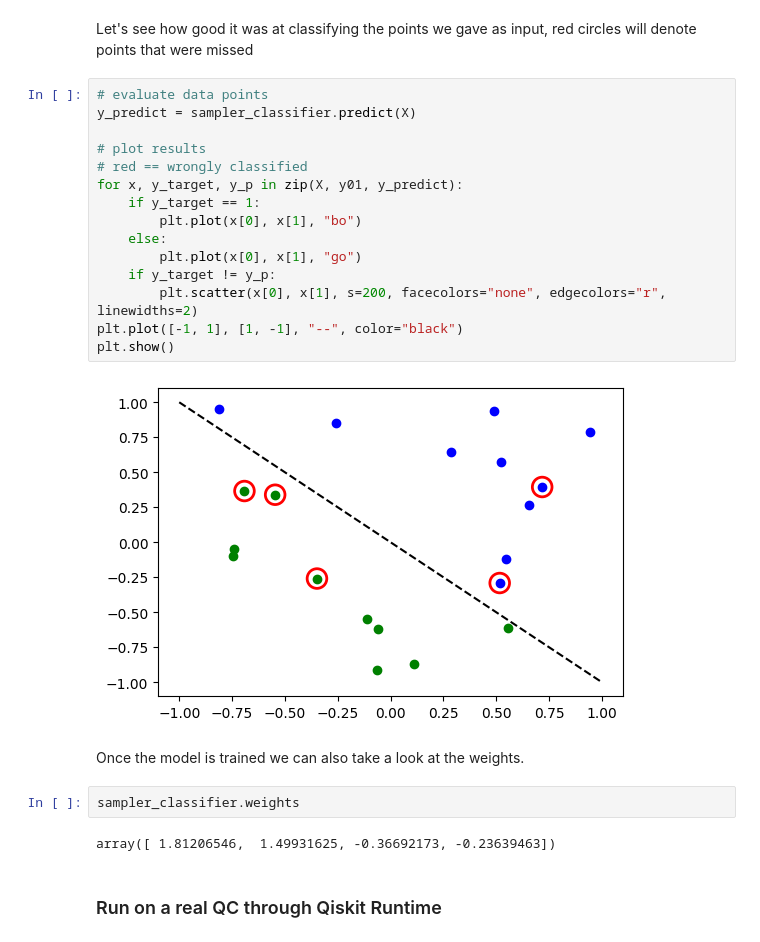
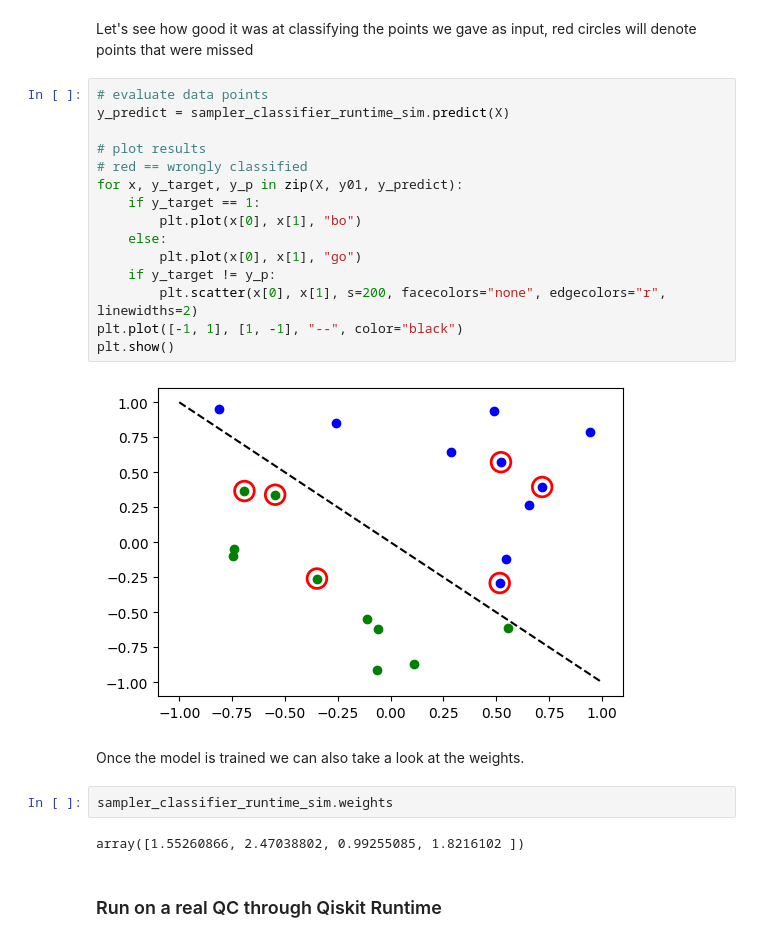
Before and after one commit to johannesgreiner/qiskit-machine-learning, a Jupyter notebook: docs/tutorials/01_neural_networks.ipynb, the cells around one changed output. Cells and saved outputs as stored; diff of their text form.

Commit message:
fix naming of classifier

```diff
--- a/docs/tutorials/01_neural_networks.ipynb
+++ b/docs/tutorials/01_neural_networks.ipynb
@@ -369,27 +369,27 @@ Score: 0.75 (Classification: mean accuracy)
 Let's see how good it was at classifying the points we gave as input, red circles will denote points that were missed
 # %%
 # evaluate data points
-y_predict = sampler_classifier.predict(X)
+y_predict = sampler_classifier_runtime_sim.predict(X)
 
 # plot results
 # red == wrongly classified
 for x, y_target, y_p in zip(X, y01, y_predict):
     if y_target == 1:
         plt.plot(x[0], x[1], "bo")
     else:
         plt.plot(x[0], x[1], "go")
     if y_target != y_p:
         plt.scatter(x[0], x[1], s=200, facecolors="none", edgecolors="r", linewidths=2)
 plt.plot([-1, 1], [1, -1], "--", color="black")
 plt.show()
 # %% [output]
-[figure, old version]
+[figure, new version]
 # %% [markdown]
 Once the model is trained we can also take a look at the weights.
 # %%
-sampler_classifier.weights
+sampler_classifier_runtime_sim.weights
 # %% [output]
-array([ 1.81206546,  1.49931625, -0.36692173, -0.23639463])
+array([1.55260866, 2.47038802, 0.99255085, 1.8216102 ])
 # %% [markdown]
 ### Run on a real QC through Qiskit Runtime
 # %% [markdown]
```
Also changed, not shown: parts of 6 cells of this notebook.
